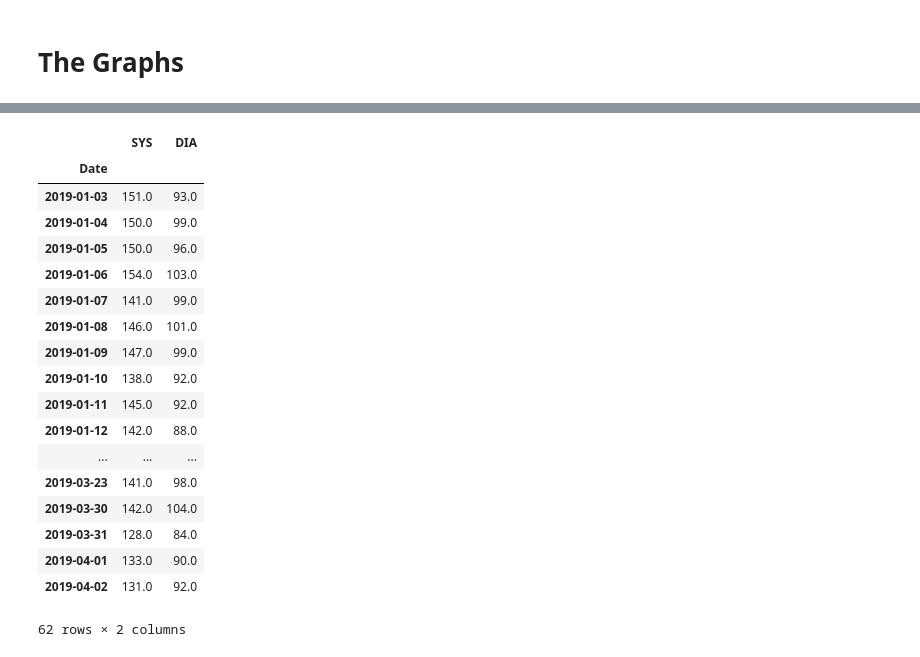
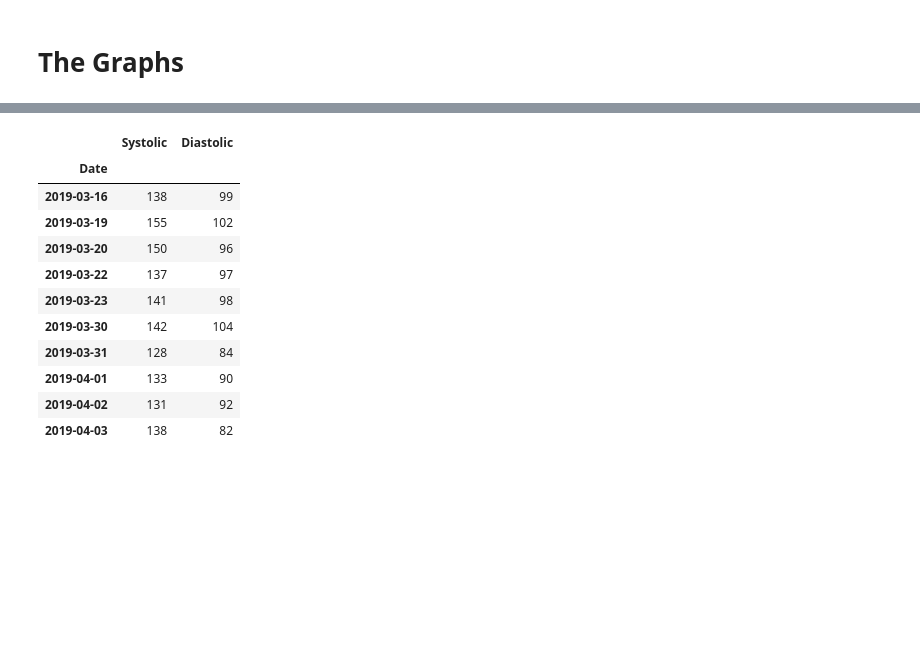
Before and after one commit to gordon-krefting/health, a Jupyter notebook: Blood Pressure.ipynb, the cells around one changed output, grey strips where cells are left out. Drawn from its saved outputs; the diff is of its cells as text; code cells hidden in the pictures; blank space fills up the shorter version.

```diff
--- a/Blood Pressure.ipynb
+++ b/Blood Pressure.ipynb
@@ -104,24 +100,17 @@ bp[['SYS','DIA', 'Target SYS', 'Target DIA', 'SYS Trend', 'DIA Trend']].plot(
-# %%
-bp['SYS'] = bp['SYS'].round(0)
-bp['DIA'] = bp['DIA'].round(0)
-bp[['SYS','DIA']]
-# %% [output]
-|  | SYS | DIA |
-| Date |  |  |
-| 2019-01-03 | 151.0 | 93.0 |
-| 2019-01-04 | 150.0 | 99.0 |
-| 2019-01-05 | 150.0 | 96.0 |
-| 2019-01-06 | 154.0 | 103.0 |
-| 2019-01-07 | 141.0 | 99.0 |
-| 2019-01-08 | 146.0 | 101.0 |
-| 2019-01-09 | 147.0 | 99.0 |
-| 2019-01-10 | 138.0 | 92.0 |
-| 2019-01-11 | 145.0 | 92.0 |
-| 2019-01-12 | 142.0 | 88.0 |
-| ... | ... | ... |
-| 2019-03-23 | 141.0 | 98.0 |
-| 2019-03-30 | 142.0 | 104.0 |
-| 2019-03-31 | 128.0 | 84.0 |
-| 2019-04-01 | 133.0 | 90.0 |
-| 2019-04-02 | 131.0 | 92.0 |
-62 rows × 2 columns
+# %%
+bp['Systolic'] = bp['SYS'].astype(int)
+bp['Diastolic'] = bp['DIA'].astype(int)
+bp[['Systolic','Diastolic']].tail(10)
+# %% [output]
+|  | Systolic | Diastolic |
+| Date |  |  |
+| 2019-03-16 | 138 | 99 |
+| 2019-03-19 | 155 | 102 |
+| 2019-03-20 | 150 | 96 |
+| 2019-03-22 | 137 | 97 |
+| 2019-03-23 | 141 | 98 |
+| 2019-03-30 | 142 | 104 |
+| 2019-03-31 | 128 | 84 |
+| 2019-04-01 | 133 | 90 |
+| 2019-04-02 | 131 | 92 |
+| 2019-04-03 | 138 | 82 |
```
Also changed, not shown: parts of 6 cells of this notebook.
